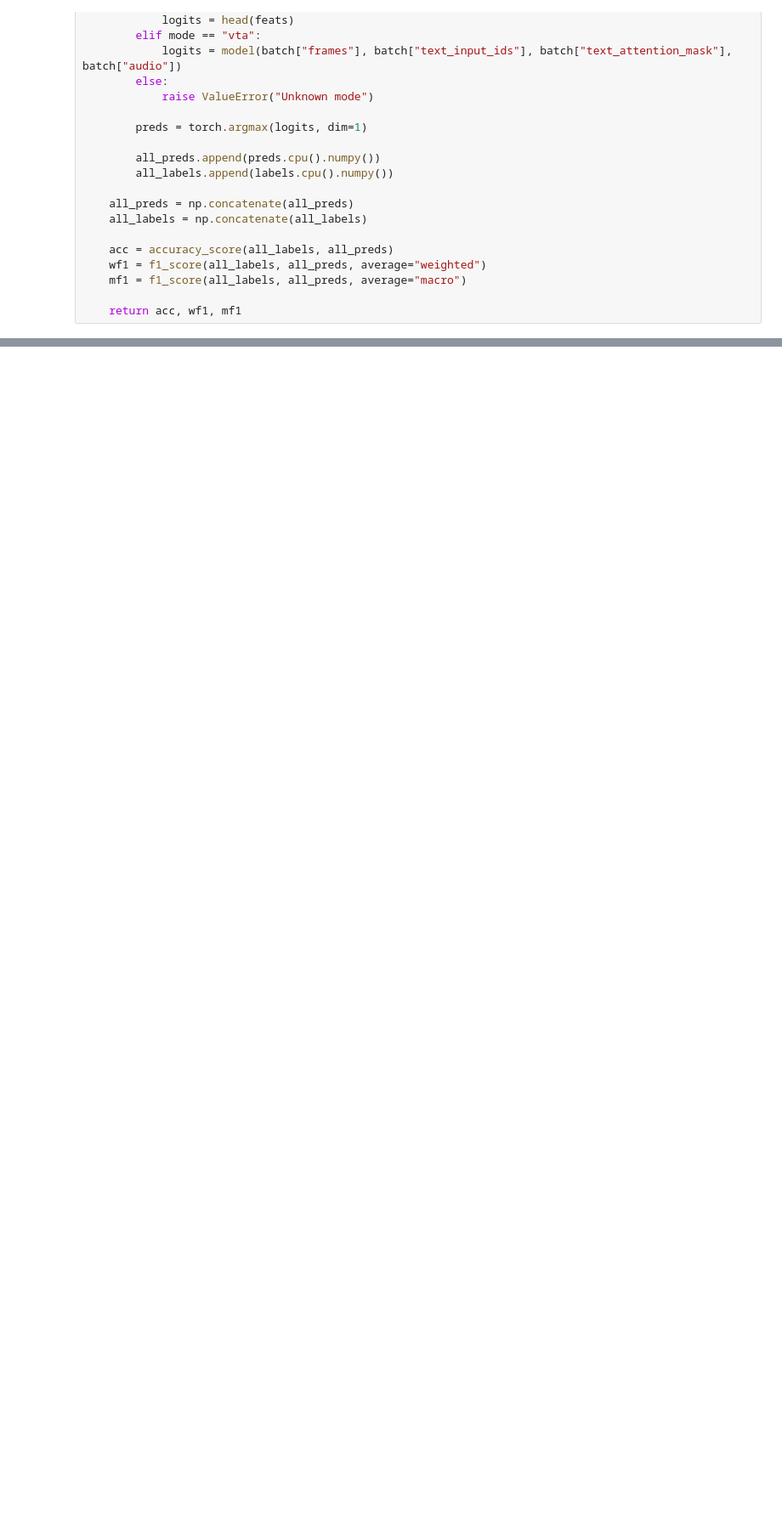
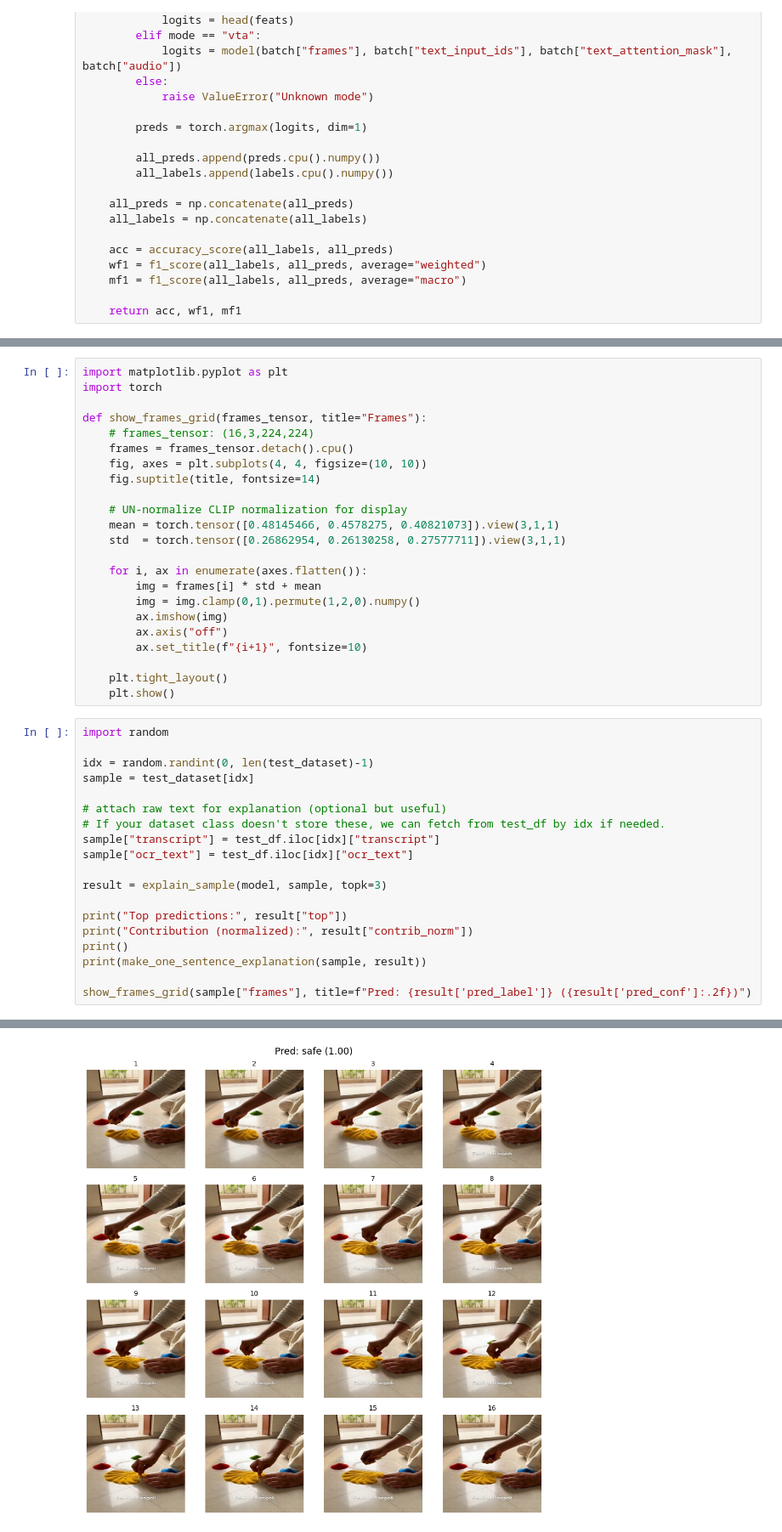
Before and after one commit to AJFaisal002/CrossModal-Misleading-Video-Detection, a Jupyter notebook: crossmodal-misleading-fusion-v2.ipynb, the cells around one changed output, grey strips where cells are left out. Shown at 85% size. Drawn from its saved outputs; the diff is of its cells as text; blank space fills up the shorter version.

```diff
--- a/crossmodal-misleading-fusion-v2.ipynb
+++ b/crossmodal-misleading-fusion-v2.ipynb
@@ -843,0 +993,43 @@ res_df
+# %%
+import matplotlib.pyplot as plt
+import torch
+
+def show_frames_grid(frames_tensor, title="Frames"):
+    # frames_tensor: (16,3,224,224)
+    frames = frames_tensor.detach().cpu()
+    fig, axes = plt.subplots(4, 4, figsize=(10, 10))
+    fig.suptitle(title, fontsize=14)
+
+    # UN-normalize CLIP normalization for display
+    mean = torch.tensor([0.48145466, 0.4578275, 0.40821073]).view(3,1,1)
+    std  = torch.tensor([0.26862954, 0.26130258, 0.27577711]).view(3,1,1)
+
+    for i, ax in enumerate(axes.flatten()):
+        img = frames[i] * std + mean
+        img = img.clamp(0,1).permute(1,2,0).numpy()
+        ax.imshow(img)
+        ax.axis("off")
+        ax.set_title(f"{i+1}", fontsize=10)
+
+    plt.tight_layout()
+    plt.show()
+# %%
+import random
+
+idx = random.randint(0, len(test_dataset)-1)
+sample = test_dataset[idx]
+
+# attach raw text for explanation (optional but useful)
+# If your dataset class doesn't store these, we can fetch from test_df by idx if needed.
+sample["transcript"] = test_df.iloc[idx]["transcript"]
+sample["ocr_text"] = test_df.iloc[idx]["ocr_text"]
+
+result = explain_sample(model, sample, topk=3)
+
+print("Top predictions:", result["top"])
+print("Contribution (normalized):", result["contrib_norm"])
+print()
+print(make_one_sentence_explanation(sample, result))
+
+show_frames_grid(sample["frames"], title=f"Pred: {result['pred_label']} ({result['pred_conf']:.2f})")
+# %% [output]
@@ -843,0 +1041 @@ res_df
+[figure, added]
```
Also changed, not shown: parts of 18 cells of this notebook.
